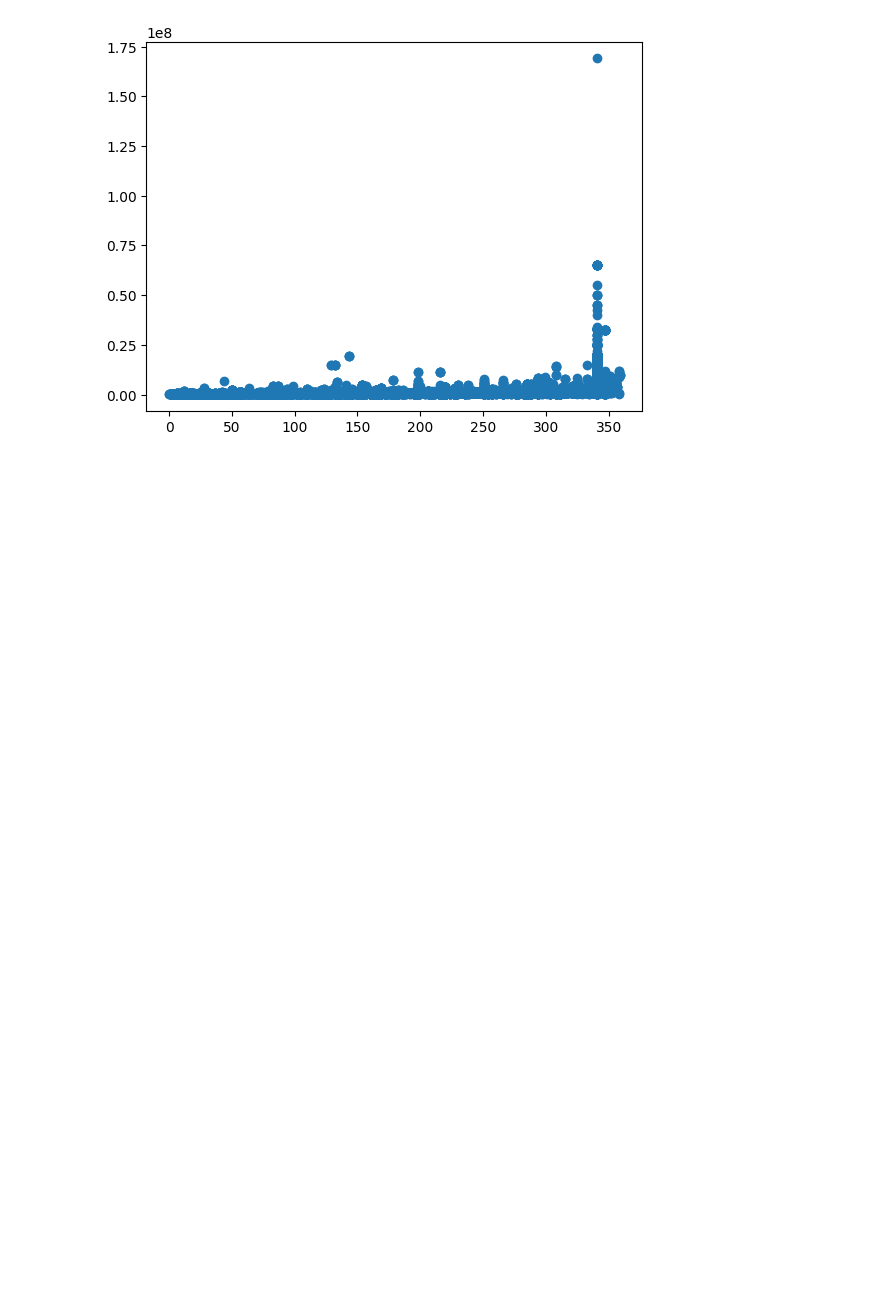
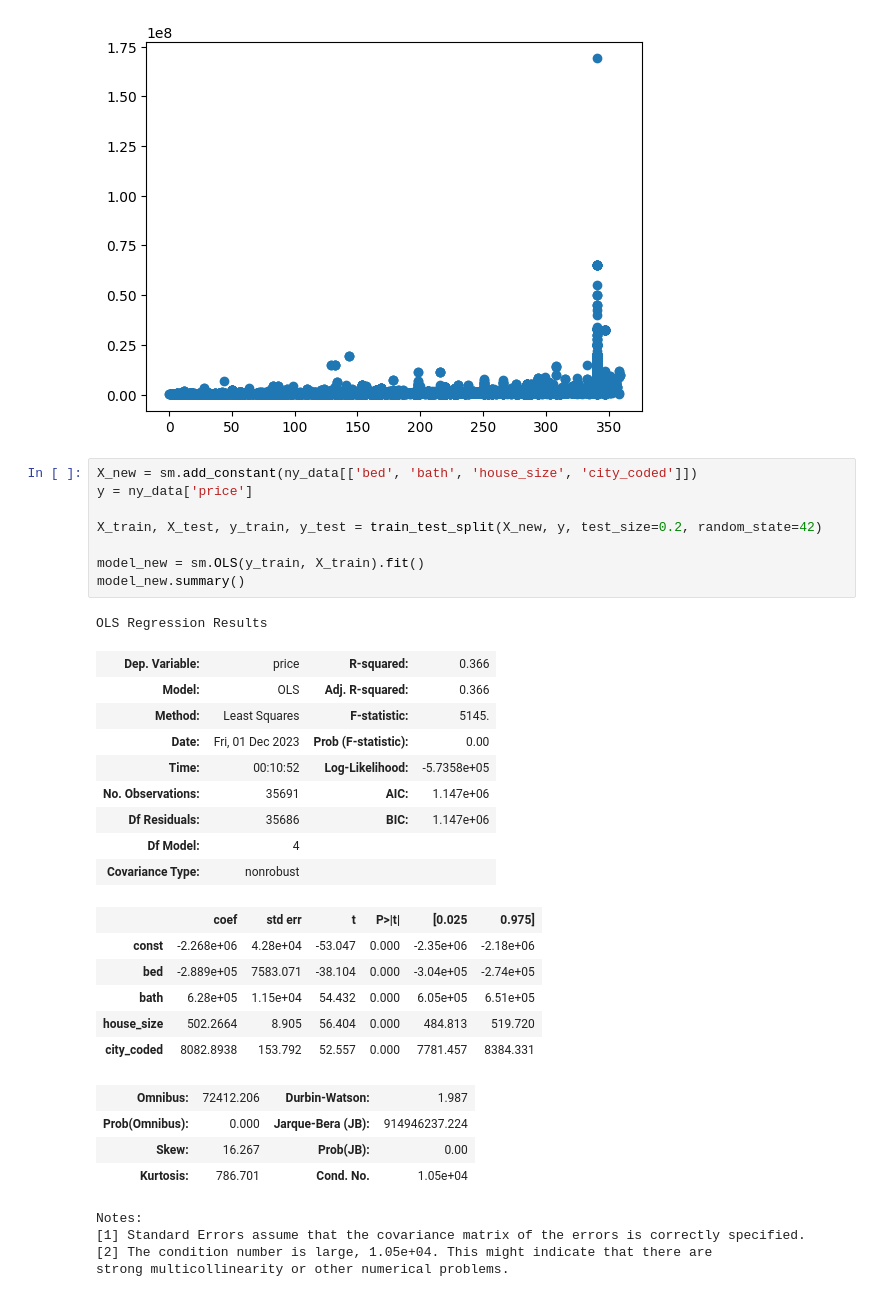
Before and after one commit to Dutra-Apex/DS_JoC_Sessions, a Jupyter notebook: Code/DS_Session_11_16_23.ipynb, the cells around one changed output. Cells and saved outputs as stored; diff of their text form; blank space fills up the shorter version.

```diff
--- a/Code/DS_Session_11_16_23.ipynb
+++ b/Code/DS_Session_11_16_23.ipynb
@@ -811,3 +811,36 @@ plt.scatter(ny_data['city_coded'], ny_data['price'])
 # %% [output]
 <matplotlib.collections.PathCollection at 0x...>
 [figure]
+# %%
+X_new = sm.add_constant(ny_data[['bed', 'bath', 'house_size', 'city_coded']])
+y = ny_data['price']
+
+X_train, X_test, y_train, y_test = train_test_split(X_new, y, test_size=0.2, random_state=42)
+
+model_new = sm.OLS(y_train, X_train).fit()
+model_new.summary()
+# %% [output]
+OLS Regression Results
+| Dep. Variable: | price | R-squared: | 0.366 |
+| Model: | OLS | Adj. R-squared: | 0.366 |
+| Method: | Least Squares | F-statistic: | 5145. |
+| Date: | Fri, 01 Dec 2023 | Prob (F-statistic): | 0.00 |
+| Time: | 00:10:52 | Log-Likelihood: | -5.7358e+05 |
+| No. Observations: | 35691 | AIC: | 1.147e+06 |
+| Df Residuals: | 35686 | BIC: | 1.147e+06 |
+| Df Model: | 4 |  |  |
+| Covariance Type: | nonrobust |  |  |
+|  | coef | std err | t | P>|t| | [0.025 | 0.975] |
+| const | -2.268e+06 | 4.28e+04 | -53.047 | 0.000 | -2.35e+06 | -2.18e+06 |
+| bed | -2.889e+05 | 7583.071 | -38.104 | 0.000 | -3.04e+05 | -2.74e+05 |
+| bath | 6.28e+05 | 1.15e+04 | 54.432 | 0.000 | 6.05e+05 | 6.51e+05 |
+| house_size | 502.2664 | 8.905 | 56.404 | 0.000 | 484.813 | 519.720 |
+| city_coded | 8082.8938 | 153.792 | 52.557 | 0.000 | 7781.457 | 8384.331 |
+| Omnibus: | 72412.206 | Durbin-Watson: | 1.987 |
+| Prob(Omnibus): | 0.000 | Jarque-Bera (JB): | 914946237.224 |
+| Skew: | 16.267 | Prob(JB): | 0.00 |
+| Kurtosis: | 786.701 | Cond. No. | 1.05e+04 |
+Notes:
+[1] Standard Errors assume that the covariance matrix of the errors is correctly specified.
+[2] The condition number is large, 1.05e+04. This might indicate that there are
+strong multicollinearity or other numerical problems.
```
Also changed, not shown: parts of 5 cells of this notebook.
